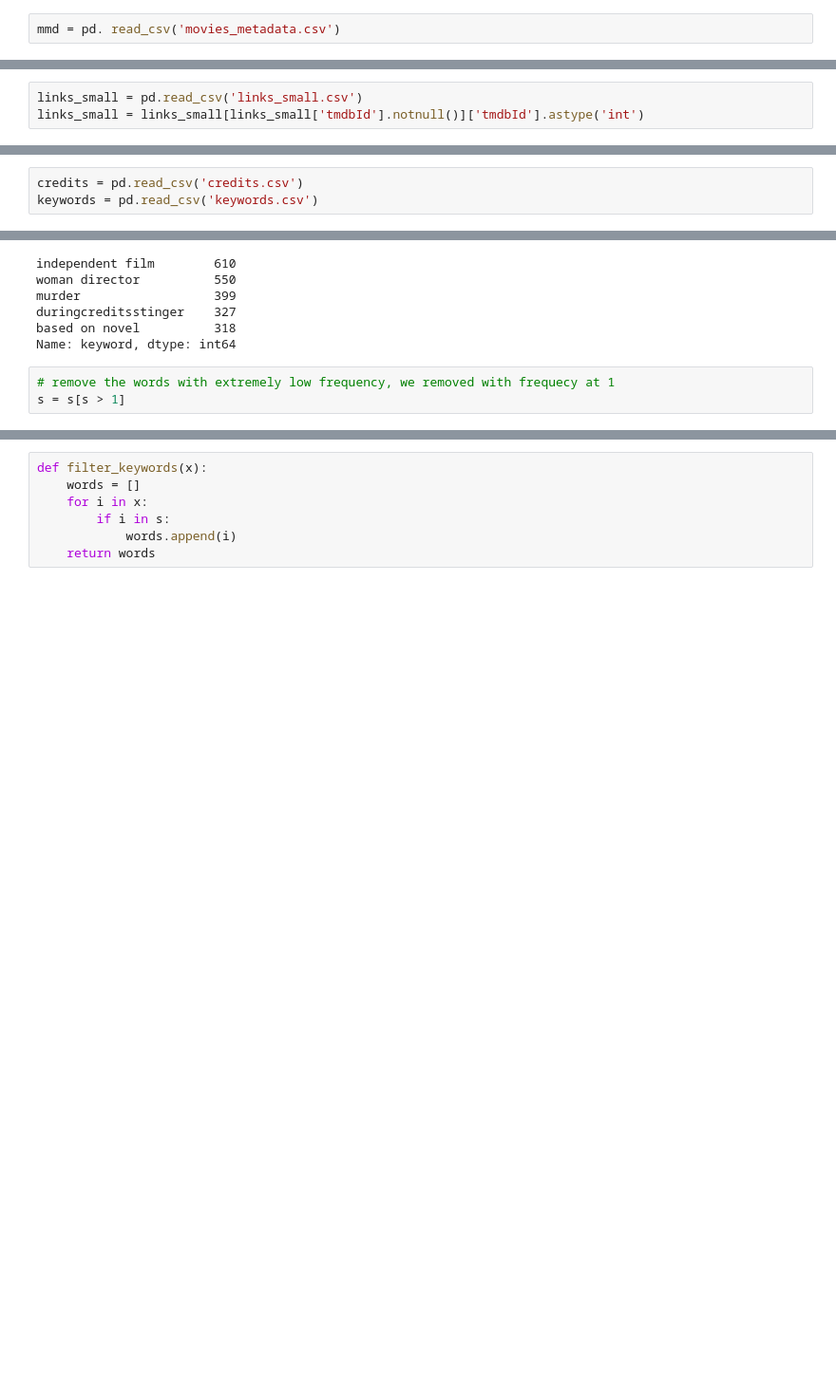
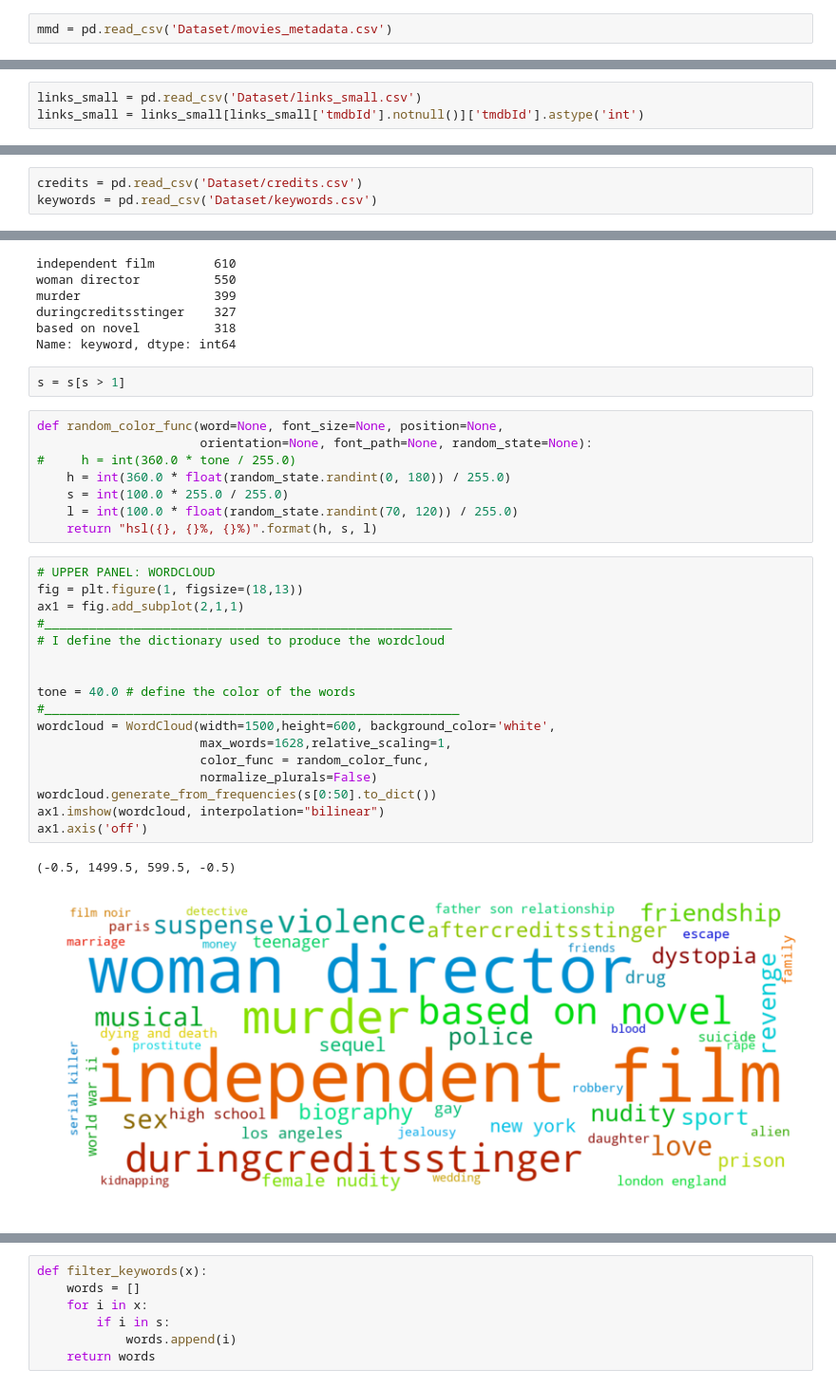
Before and after one commit to z22741/RecommenderSys, a Jupyter notebook: Content-based.ipynb, the cells around one changed output, grey strips where cells are left out. Shown at 95% size. Saved outputs shown, nothing was run; the diff lists cells and outputs as text; blank space fills up the shorter version.

```diff
--- a/Content-based.ipynb
+++ b/Content-based.ipynb
@@ -17,4 +23,4 @@ import warnings; warnings.simplefilter('ignore')
 # %%
-mmd = pd. read_csv('movies_metadata.csv')
+mmd = pd.read_csv('Dataset/movies_metadata.csv')
 # %%
 mmd['genres'] = mmd['genres'].fillna('[]').apply(literal_eval).apply(lambda x: [i['name'] for i in x] if isinstance(x, list) else [])
@@ -47,5 +138,5 @@ vote_count               45460
 year                     45466
 dtype: int64
 # %%
-links_small = pd.read_csv('links_small.csv')
+links_small = pd.read_csv('Dataset/links_small.csv')
 links_small = links_small[links_small['tmdbId'].notnull()]['tmdbId'].astype('int')
@@ -173,6 +294,6 @@ Name: original_title, dtype: object
 # %%
-credits = pd.read_csv('credits.csv')
-keywords = pd.read_csv('keywords.csv')
+credits = pd.read_csv('Dataset/credits.csv')
+keywords = pd.read_csv('Dataset/keywords.csv')
 # %%
 keywords['id'] = keywords['id'].astype('int')
 credits['id'] = credits['id'].astype('int')
@@ -240,9 +361,36 @@ murder                  399
 duringcreditsstinger    327
 based on novel          318
 Name: keyword, dtype: int64
-# %%
-# remove the words with extremely low frequency, we removed with frequecy at 1
-s = s[s > 1]
+# %%
+s = s[s > 1]
+# %%
+def random_color_func(word=None, font_size=None, position=None,
+                      orientation=None, font_path=None, random_state=None):
+#     h = int(360.0 * tone / 255.0)
+    h = int(360.0 * float(random_state.randint(0, 180)) / 255.0)
+    s = int(100.0 * 255.0 / 255.0)
+    l = int(100.0 * float(random_state.randint(70, 120)) / 255.0)
+    return "hsl({}, {}%, {}%)".format(h, s, l)
+# %%
+# UPPER PANEL: WORDCLOUD
+fig = plt.figure(1, figsize=(18,13))
+ax1 = fig.add_subplot(2,1,1)
+#_______________________________________________________
+# I define the dictionary used to produce the wordcloud
+
+
+tone = 40.0 # define the color of the words
+#________________________________________________________
+wordcloud = WordCloud(width=1500,height=600, background_color='white',
+                      max_words=1628,relative_scaling=1,
+                      color_func = random_color_func,
+                      normalize_plurals=False)
+wordcloud.generate_from_frequencies(s[0:50].to_dict())
+ax1.imshow(wordcloud, interpolation="bilinear")
+ax1.axis('off')
+# %% [output]
+(-0.5, 1499.5, 599.5, -0.5)
+[figure, added]
 # %%
 #convert words to their stems in order that they can be treated as the same.
 stemmer = SnowballStemmer('english')
```
Also changed, not shown: parts of 75 cells of this notebook.
